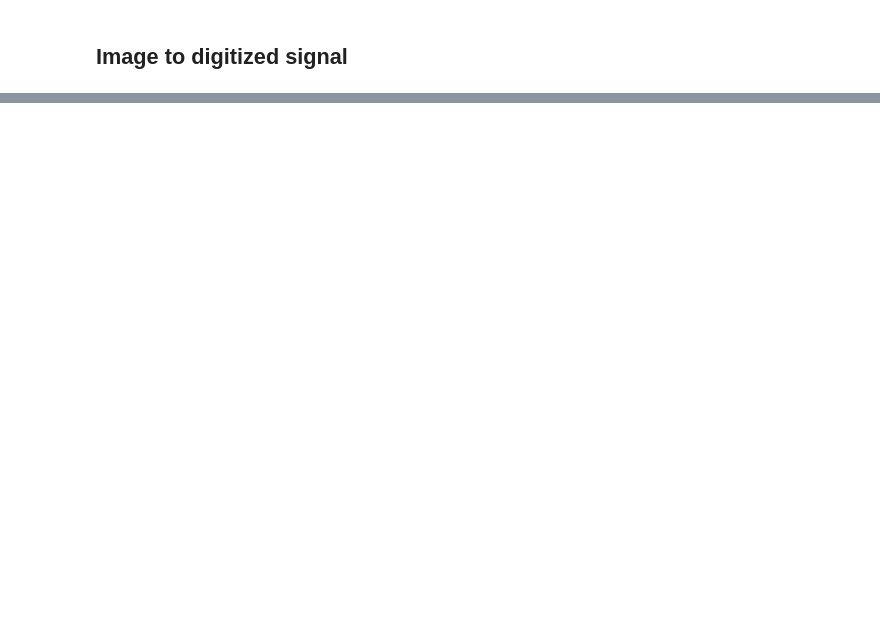
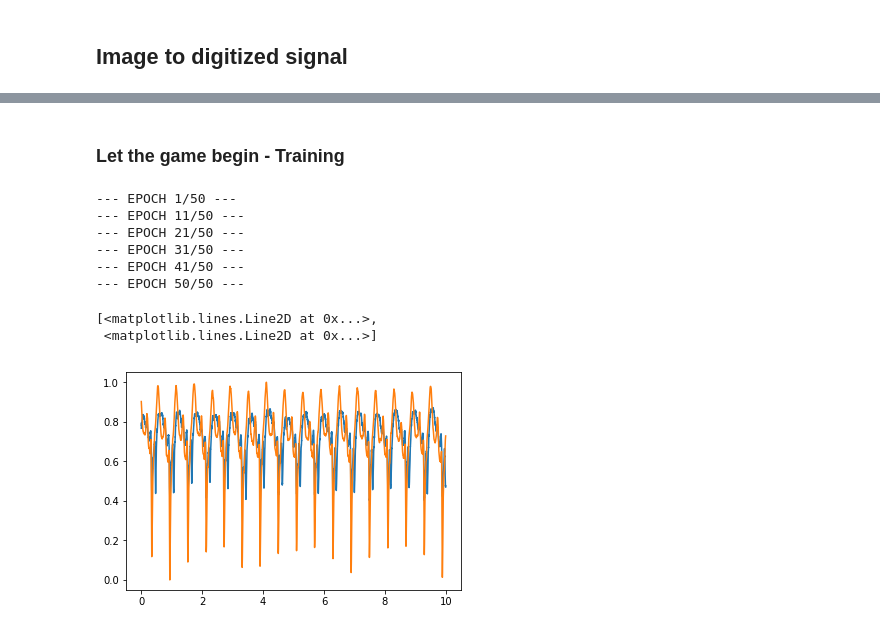
Before and after one commit to vgliner/2366605-Final-Project, a Jupyter notebook: demostrations.ipynb, the cells around one changed output, grey strips where cells are left out. Saved outputs shown, nothing was run; the diff lists cells and outputs as text; code cells hidden in the pictures; blank space fills up the shorter version.

```diff
--- a/demostrations.ipynb
+++ b/demostrations.ipynb
@@ -508,0 +613,35 @@ Uploaded data, size of (1000, 2)
+# %% [markdown]
+### Let the game begin - Training
+# %%
+import torch.nn as nn
+import torch.optim as optim
+from training import EcgImageToDigitizedTrainer
+
+torch.manual_seed(42)
+
+lr = 0.01
+num_epochs = 50
+
+loss_fn = nn.MSELoss()
+optimizer = optim.Adam(model.parameters(), lr=lr)
+trainer = EcgImageToDigitizedTrainer(model, loss_fn, optimizer, device)
+
+fitResult = trainer.fit(dl_train, dl_test, num_epochs, checkpoints=r'checkpoints/Ecg12LeadImageNet',
+                        early_stopping=100, print_every=10)
+
+x, y = iter(dl_train).next()
+x_try = x.transpose(1,2).transpose(1,3)
+x_try = x_try.to(device, dtype=torch.float)
+y_pred = model(x_try)
+t = np.arange(0, 10, 1/500)
+plt.plot(t, y_pred[1].flatten().tolist(), t, y[1].flatten().tolist())
+# %% [output]
+--- EPOCH 1/50 ---
+--- EPOCH 11/50 ---
+--- EPOCH 21/50 ---
+--- EPOCH 31/50 ---
+--- EPOCH 41/50 ---
+--- EPOCH 50/50 ---
+[<matplotlib.lines.Line2D at 0x...>,
+ <matplotlib.lines.Line2D at 0x...>]
+[figure, added]
```
Also changed, not shown: parts of 31 cells of this notebook, 2 other files.
